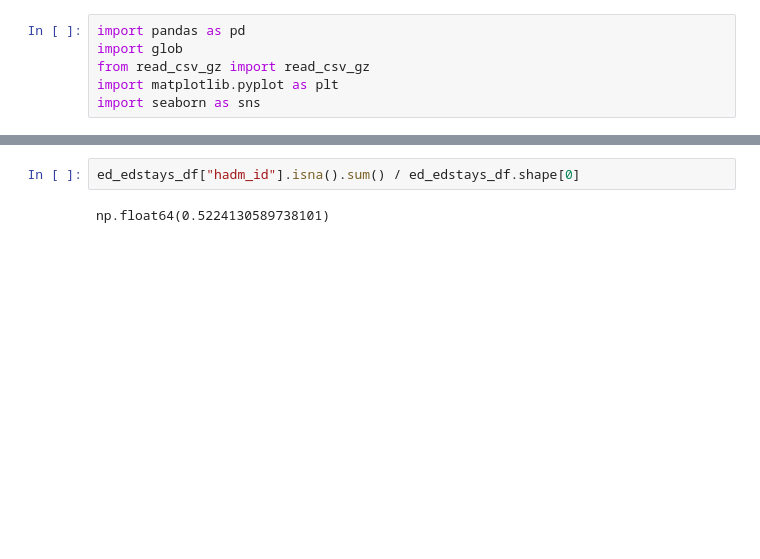
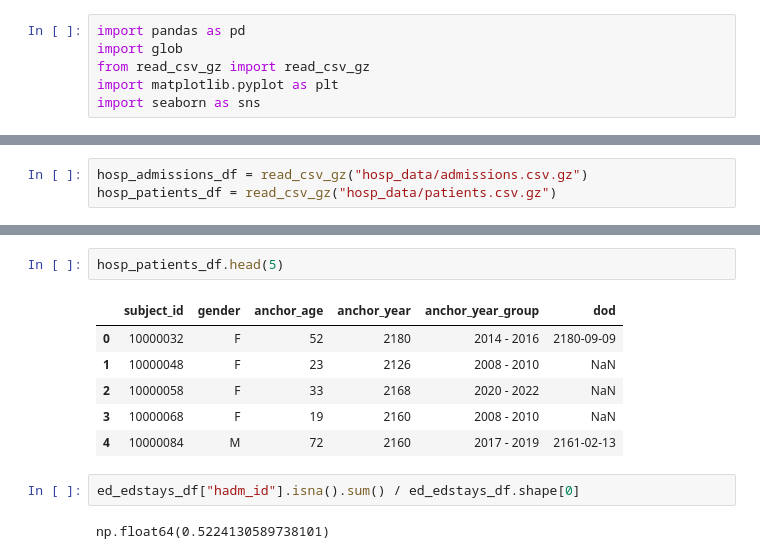
Before and after one commit to ewiesner/Emergency-Department-Wait-Times-, a Jupyter notebook: test.ipynb, the cells around one changed output, grey strips where cells are left out. Saved outputs shown, nothing was run; the diff lists cells and outputs as text; blank space fills up the shorter version.

```diff
--- a/test.ipynb
+++ b/test.ipynb
@@ -14,3 +14,6 @@ ed_vitalsign_df = read_csv_gz("/Users/hyzhang116/erdos_treating_time/Emergency-R
+# %%
+hosp_admissions_df = read_csv_gz("hosp_data/admissions.csv.gz")
+hosp_patients_df = read_csv_gz("hosp_data/patients.csv.gz")
 # %%
 ed_edstays_df.head(5)
 # %% [output]
@@ -23,3 +37,12 @@ ed_edstays_df.head(5)
+# %%
+hosp_patients_df.head(5)
+# %% [output]
+|  | subject_id | gender | anchor_age | anchor_year | anchor_year_group | dod |
+| 0 | 10000032 | F | 52 | 2180 | 2014 - 2016 | 2180-09-09 |
+| 1 | 10000048 | F | 23 | 2126 | 2008 - 2010 | NaN |
+| 2 | 10000058 | F | 33 | 2168 | 2020 - 2022 | NaN |
+| 3 | 10000068 | F | 19 | 2160 | 2008 - 2010 | NaN |
+| 4 | 10000084 | M | 72 | 2160 | 2017 - 2019 | 2161-02-13 |
 # %%
 ed_edstays_df["hadm_id"].isna().sum() / ed_edstays_df.shape[0]
 # %% [output]
```
Also changed, not shown: parts of 3 cells of this notebook.
